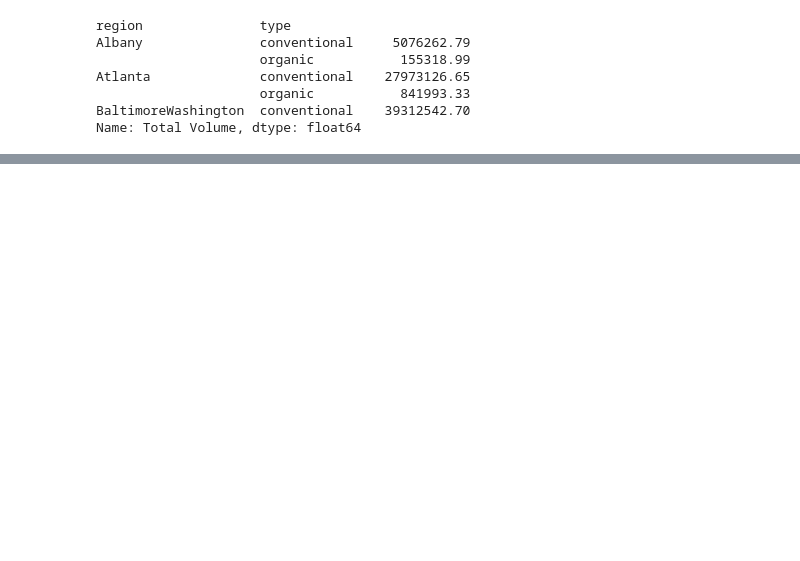
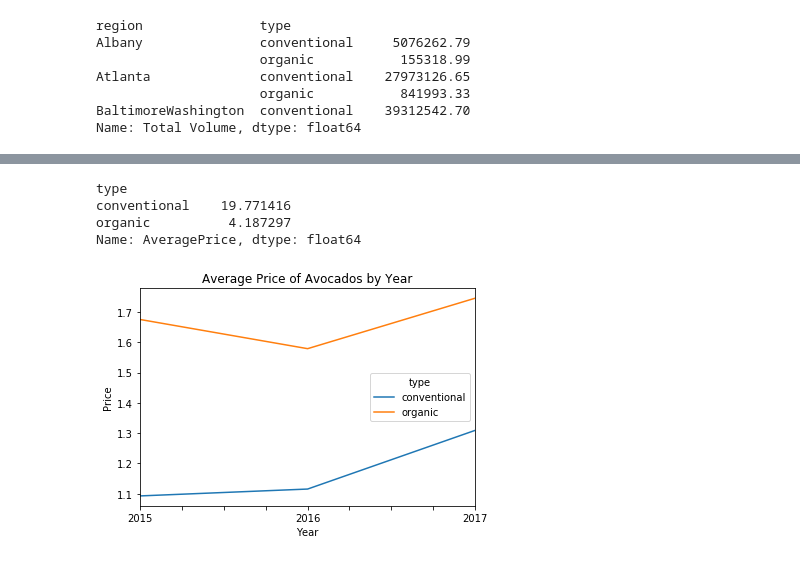
Before and after one commit to lourdesrm/AvocadoMadness, a Jupyter notebook: avocados.ipynb, the cells around one changed output, grey strips where cells are left out. Saved outputs shown, nothing was run; the diff lists cells and outputs as text; code cells hidden in the pictures; blank space fills up the shorter version.

```diff
--- a/avocados.ipynb
+++ b/avocados.ipynb
@@ -714,0 +692,16 @@ Name: AveragePrice, dtype: float64
+# %%
+avg_delta = (avg_2017 - avg_2015)/avg_2015
+avg_delta = avg_delta*100
+
+ax2 = avg_df1.plot()
+ax2.set_ylabel('Price')
+ax2.set_xlabel('Year')
+ax2.set_title('Average Price of Avocados by Year')
+ax2.get_figure().savefig('Resources/screenshots/AverageAvocadoPriceByYear.svg')
+avg_delta
+# %% [output]
+type
+conventional    19.771416
+organic          4.187297
+Name: AveragePrice, dtype: float64
+[figure, added]
```
Also changed, not shown: parts of 21 cells of this notebook, 11 other files.
